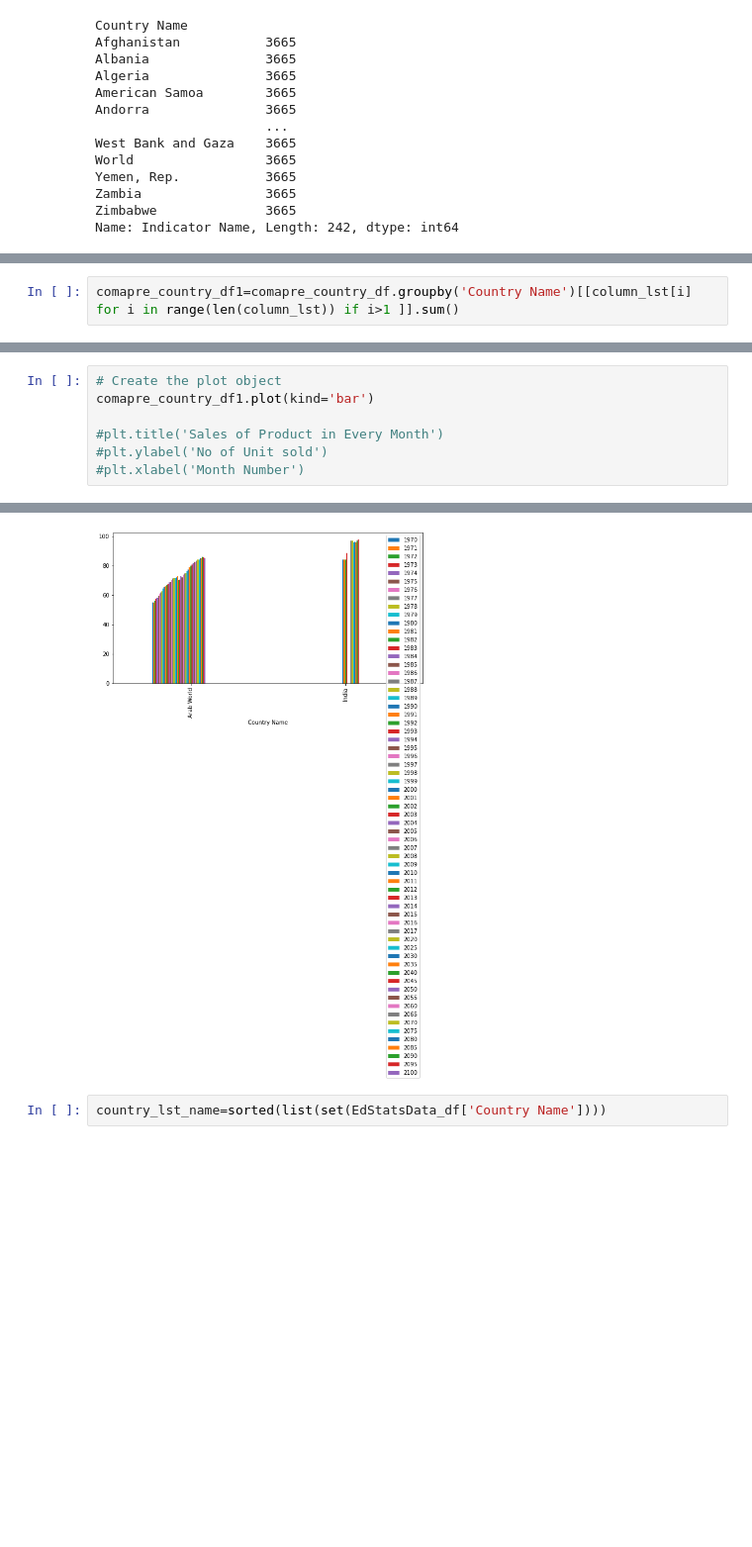
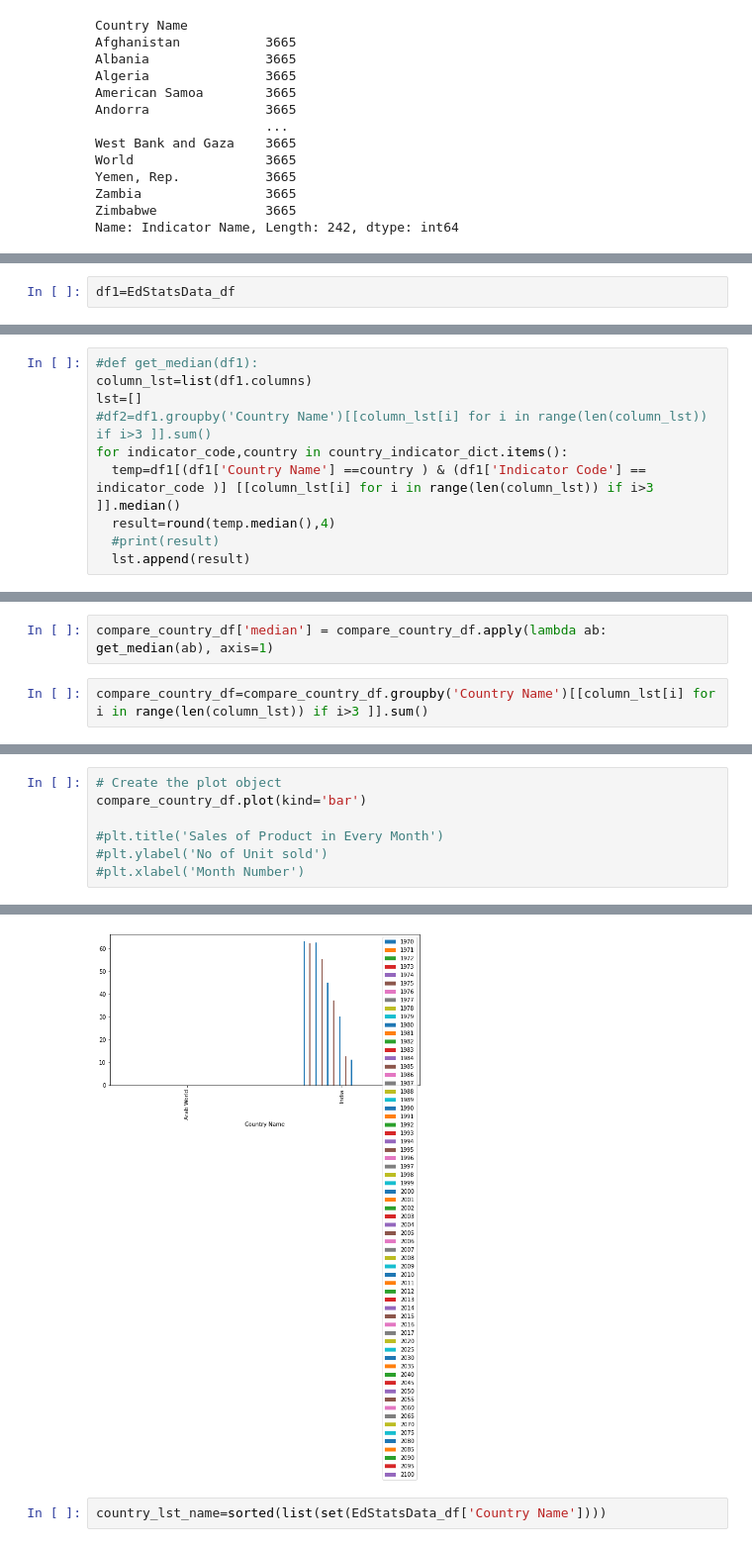
Before and after one commit to TheAIFellow/World_Bank_Education_Stats, a Jupyter notebook: Dilavar_Singh_Team_7_Capstone_Project.ipynb, the cells around one changed output, grey strips where cells are left out. Shown at 99% size. Saved outputs shown, nothing was run; the diff lists cells and outputs as text; blank space fills up the shorter version.

```diff
--- a/Dilavar_Singh_Team_7_Capstone_Project.ipynb
+++ b/Dilavar_Singh_Team_7_Capstone_Project.ipynb
@@ -145,0 +151,2 @@ column_lst=list(comapre_country_df.columns)
+# %%
+df1=EdStatsData_df
@@ -145,0 +163,10 @@ column_lst=list(comapre_country_df.columns)
+# %%
+#def get_median(df1):
+column_lst=list(df1.columns)
+lst=[]
+#df2=df1.groupby('Country Name')[[column_lst[i] for i in range(len(column_lst)) if i>3 ]].sum()
+for indicator_code,country in country_indicator_dict.items():
+  temp=df1[(df1['Country Name'] ==country ) & (df1['Indicator Code'] == indicator_code )] [[column_lst[i] for i in range(len(column_lst)) if i>3 ]].median()
+  result=round(temp.median(),4)
+  #print(result)
+  lst.append(result)
@@ -146,2 +213,4 @@ column_lst=list(comapre_country_df.columns)
+# %%
+compare_country_df['median'] = compare_country_df.apply(lambda ab: get_median(ab), axis=1)
 # %%
-comapre_country_df1=comapre_country_df.groupby('Country Name')[[column_lst[i] for i in range(len(column_lst)) if i>1 ]].sum()
+compare_country_df=compare_country_df.groupby('Country Name')[[column_lst[i] for i in range(len(column_lst)) if i>3 ]].sum()
@@ -155,13 +248,13 @@ comapre_country_df1
 # %%
 # Create the plot object
-comapre_country_df1.plot(kind='bar')
+compare_country_df.plot(kind='bar')
 
 #plt.title('Sales of Product in Every Month')
 #plt.ylabel('No of Unit sold')
 #plt.xlabel('Month Number')
 # %% [output]
 <matplotlib.axes._subplots.AxesSubplot at 0x...>
-[figure, old version]
+[figure, new version]
 # %%
 country_lst_name=sorted(list(set(EdStatsData_df['Country Name'])))
 # %%
```
Also changed, not shown: parts of 30 cells of this notebook.
